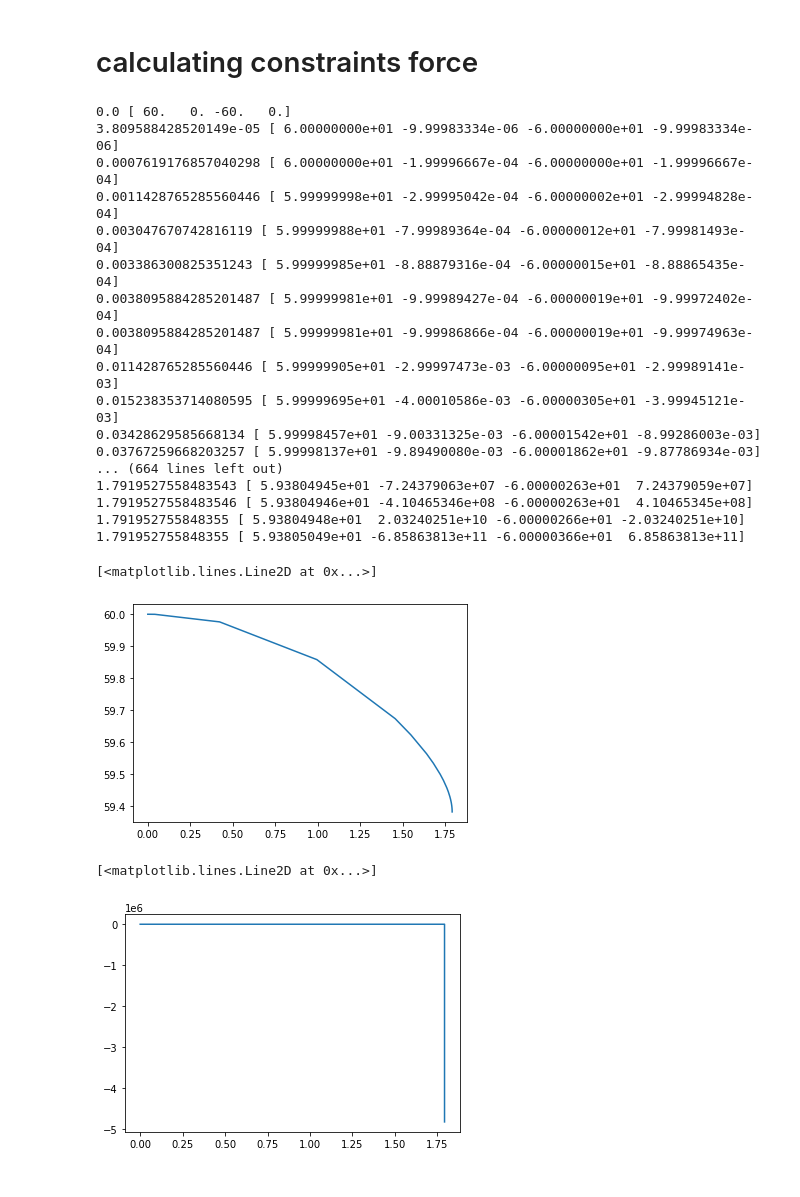
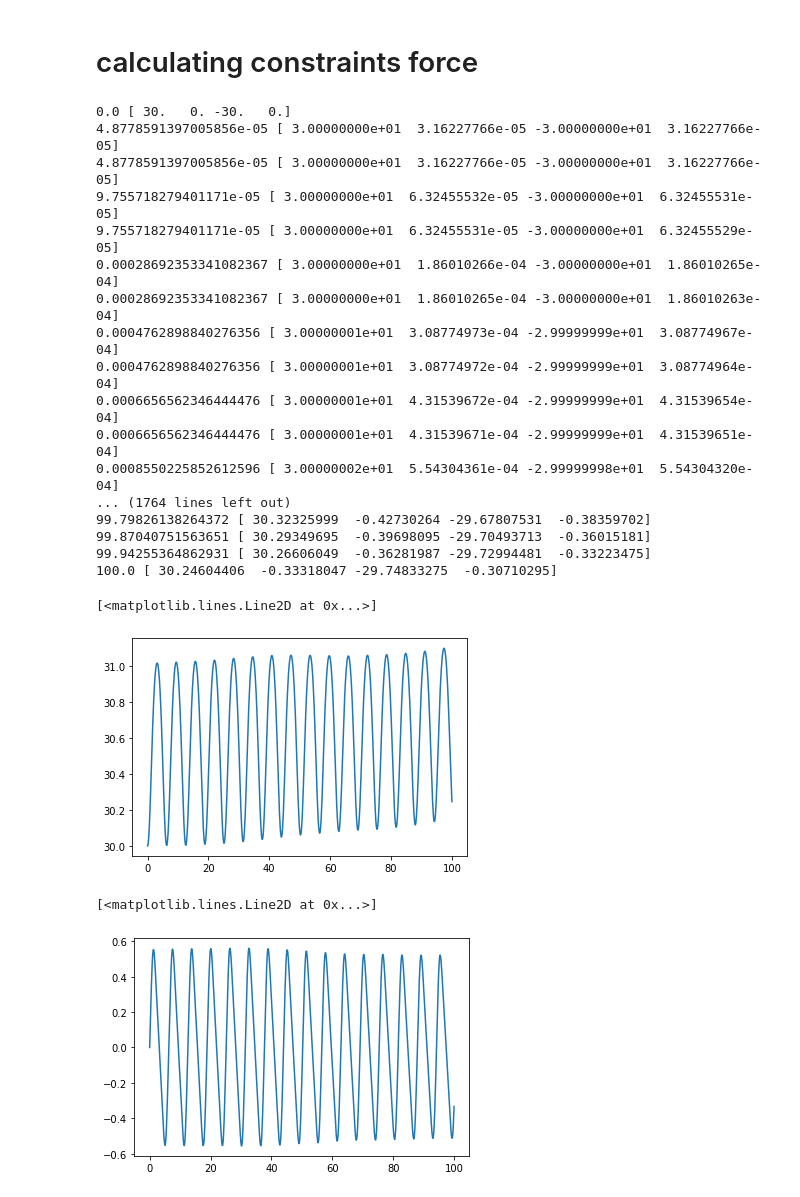
Before and after one commit to Eddy-Morgan/UdK-2RP, a Jupyter notebook: endeffector_trajectory_constraint.ipynb, the cells around one changed output. Drawn from its saved outputs; the diff is of its cells as text; code cells hidden in the pictures.

Commit message:
LSODA numerical solver used

```diff
--- a/endeffector_trajectory_constraint.ipynb
+++ b/endeffector_trajectory_constraint.ipynb
@@ -121,6 +121,6 @@ $\displaystyle \left[\begin{matrix}- g l_{1} m_{1} \cos{\left(\theta_{1} \right)
 # Dynamic modeling subject to constraint
 # %%
 endefX = x2 - L #endeffector x trajectory
-endefY = y2 - 0.5*(1-sm.cos(t)) #endeffector y trajectory
+endefY = y2 - 0.2*(1-sm.cos(t)) #endeffector y trajectory
 endefX, endefY
 # %% [output]
@@ -157,7 +157,7 @@ $\displaystyle \left[\begin{matrix}l_{1} \cos{\left(\theta_{1} \right)} \dot{\th
 theta1d_func = sm.lambdify(theta1d, theta1d)
 theta2d_func = sm.lambdify(theta2d, theta2d)
 
-t_span = (0, 20)
+t_span = (0, 100)
 g_ = 0
 m1_ = 1
 m2_ = 1
@@ -167,7 +167,7 @@ tq1_ = 0
 tq2_ = 0
 c1_ = 0
 c2_ = 0
-y0 = [60,0,-60,0]  # Initial state of the system
+y0 = [30,0,-30,0]  # Initial state of the system
 # %%
 h_sn = (A*(M**(-1/2))).subs({gty: g_,l1: l1_, l2: l2_, m1: m1_, m2: m2_,tau1:tq1_,tau2:tq2_})
 j_sn = (M**(1/2)).subs({gty: g_,l1: l1_, l2: l2_, m1: m1_, m2: m2_,tau1:tq1_,tau2:tq2_})
@@ -195,34 +195,39 @@ def dSdt(t,S, gt, m1, m2, l1, l2,c1, c2, torq1, torq2):
         ra[1]
     ]
 # %%
-
-solve_ivp_rk45 = solve_ivp(dSdt,t_span, y0, method='RK45', args = (g_,m1_,m2_,l1_,l2_,c1_,c2_,tq1_,tq2_))
+solve_ivp_rk45 = solve_ivp(dSdt,t_span, y0, method="LSODA", args = (g_,m1_,m2_,l1_,l2_,c1_,c2_,tq1_,tq2_))
 # %% [output]
-0.0 [ 60.   0. -60.   0.]
-3.809588428520149e-05 [ 6.00000000e+01 -9.99983334e-06 -6.00000000e+01 -9.99983334e-06]
-0.0007619176857040298 [ 6.00000000e+01 -1.99996667e-04 -6.00000000e+01 -1.99996667e-04]
-0.0011428765285560446 [ 5.99999998e+01 -2.99995042e-04 -6.00000002e+01 -2.99994828e-04]
-0.003047670742816119 [ 5.99999988e+01 -7.99989364e-04 -6.00000012e+01 -7.99981493e-04]
-0.003386300825351243 [ 5.99999985e+01 -8.88879316e-04 -6.00000015e+01 -8.88865435e-04]
-0.0038095884285201487 [ 5.99999981e+01 -9.99989427e-04 -6.00000019e+01 -9.99972402e-04]
-0.0038095884285201487 [ 5.99999981e+01 -9.99986866e-04 -6.00000019e+01 -9.99974963e-04]
-0.011428765285560446 [ 5.99999905e+01 -2.99997473e-03 -6.00000095e+01 -2.99989141e-03]
-0.015238353714080595 [ 5.99999695e+01 -4.00010586e-03 -6.00000305e+01 -3.99945121e-03]
-0.03428629585668134 [ 5.99998457e+01 -9.00331325e-03 -6.00001542e+01 -8.99286003e-03]
-0.03767259668203257 [ 5.99998137e+01 -9.89490080e-03 -6.00001862e+01 -9.87786934e-03]
-... (664 lines left out)
-1.7919527558483543 [ 5.93804945e+01 -7.24379063e+07 -6.00000263e+01  7.24379059e+07]
-1.7919527558483546 [ 5.93804946e+01 -4.10465346e+08 -6.00000263e+01  4.10465345e+08]
-1.791952755848355 [ 5.93804948e+01  2.03240251e+10 -6.00000266e+01 -2.03240251e+10]
-1.791952755848355 [ 5.93805049e+01 -6.85863813e+11 -6.00000366e+01  6.85863813e+11]
+0.0 [ 30.   0. -30.   0.]
+4.8778591397005856e-05 [ 3.00000000e+01  3.16227766e-05 -3.00000000e+01  3.16227766e-05]
+4.8778591397005856e-05 [ 3.00000000e+01  3.16227766e-05 -3.00000000e+01  3.16227766e-05]
+9.755718279401171e-05 [ 3.00000000e+01  6.32455532e-05 -3.00000000e+01  6.32455531e-05]
+9.755718279401171e-05 [ 3.00000000e+01  6.32455531e-05 -3.00000000e+01  6.32455529e-05]
+0.00028692353341082367 [ 3.00000000e+01  1.86010266e-04 -3.00000000e+01  1.86010265e-04]
+0.00028692353341082367 [ 3.00000000e+01  1.86010265e-04 -3.00000000e+01  1.86010263e-04]
+0.0004762898840276356 [ 3.00000001e+01  3.08774973e-04 -2.99999999e+01  3.08774967e-04]
+0.0004762898840276356 [ 3.00000001e+01  3.08774972e-04 -2.99999999e+01  3.08774964e-04]
+0.0006656562346444476 [ 3.00000001e+01  4.31539672e-04 -2.99999999e+01  4.31539654e-04]
+0.0006656562346444476 [ 3.00000001e+01  4.31539671e-04 -2.99999999e+01  4.31539651e-04]
+0.0008550225852612596 [ 3.00000002e+01  5.54304361e-04 -2.99999998e+01  5.54304320e-04]
+... (1764 lines left out)
+99.79826138264372 [ 30.32325999  -0.42730264 -29.67807531  -0.38359702]
+99.87040751563651 [ 30.29349695  -0.39698095 -29.70493713  -0.36015181]
+99.94255364862931 [ 30.26606049  -0.36281987 -29.72994481  -0.33223475]
+100.0 [ 30.24604406  -0.33318047 -29.74833275  -0.30710295]
+# %%
+t = solve_ivp_rk45.t
+the1 = solve_ivp_rk45.y[0]
+the1d = solve_ivp_rk45.y[1]
+the2 = solve_ivp_rk45.y[2]
+the2d = solve_ivp_rk45.y[3]
 # %%
-plt.plot(solve_ivp_rk45.t, solve_ivp_rk45.y[0], label=f'$X_{0}(t)$')
+plt.plot(t, the1, label=f'$X_{0}(t)$')
 # %% [output]
 [<matplotlib.lines.Line2D at 0x...>]
-[figure, old version]
+[figure, new version]
 # %%
-plt.plot(solve_ivp_rk45.t, solve_ivp_rk45.y[1], label=f'$X_{1}(t)$')
+plt.plot(t, the1d, label=f'$X_{1}(t)$')
 # %% [output]
 [<matplotlib.lines.Line2D at 0x...>]
-[figure, old version]
+[figure, new version]
 # %%
```
Also changed, not shown: parts of 7 cells of this notebook, 14 other files.
